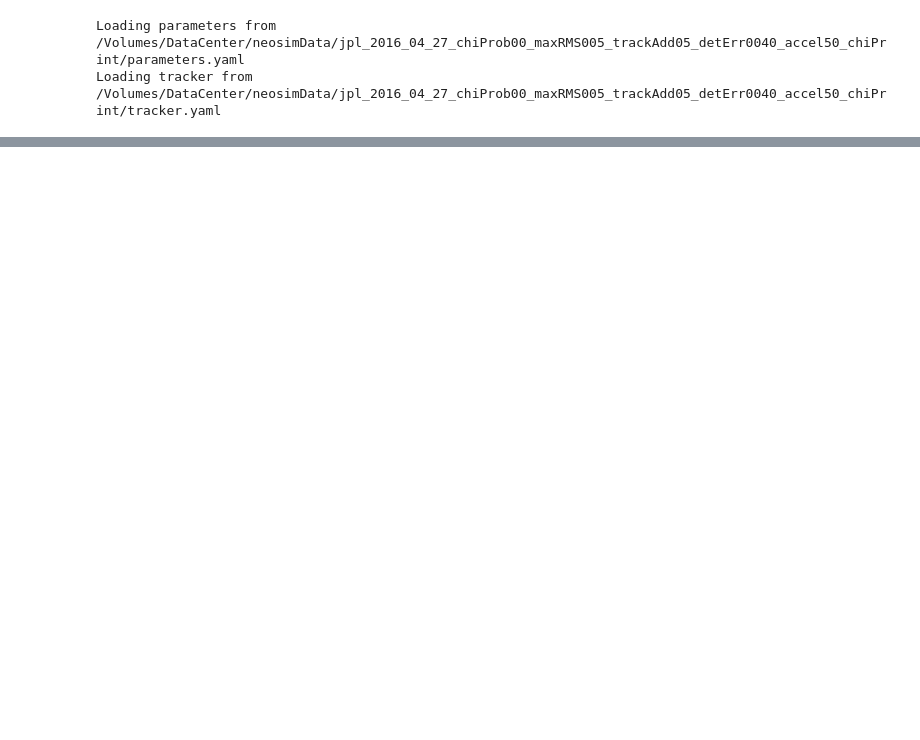
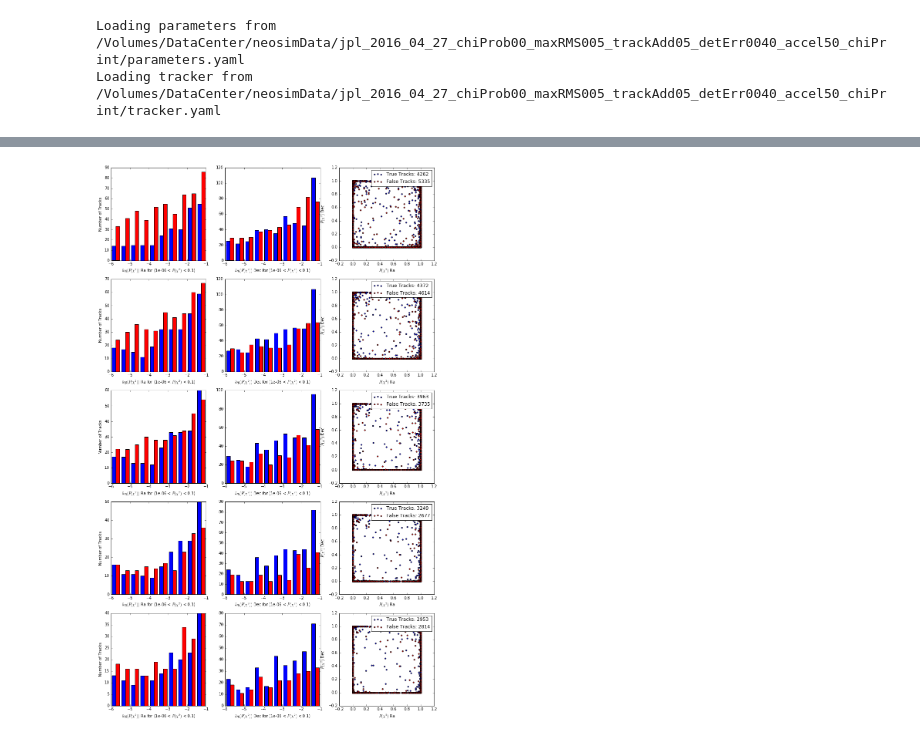
Before and after one commit to moeyensj/NEOsim, a Jupyter notebook: notebooks/jplAnalysisDebug_chiProb00_maxRMS005_trackAdd05_detErr0040_accel50_chiPrint.ipynb, the cells around one changed output, grey strips where cells are left out. Drawn from its saved outputs; the diff is of its cells as text; code cells hidden in the pictures; blank space fills up the shorter version.

```diff
--- a/notebooks/jplAnalysisDebug_chiProb00_maxRMS005_trackAdd05_detErr0040_accel50_chiPrint.ipynb
+++ b/notebooks/jplAnalysisDebug_chiProb00_maxRMS005_trackAdd05_detErr0040_accel50_chiPrint.ipynb
@@ -141,0 +285,4 @@ MopsDatabase.results(con)
+# %%
+plotChiSquaredDistribution(tracker.tracks[5:10], con2, window_dbs[5:10],saveAs="chi2log.png", plotLog=True)
+# %% [output]
+[figure, added]
```
Also changed, not shown: parts of 13 cells of this notebook, 7 other files.
